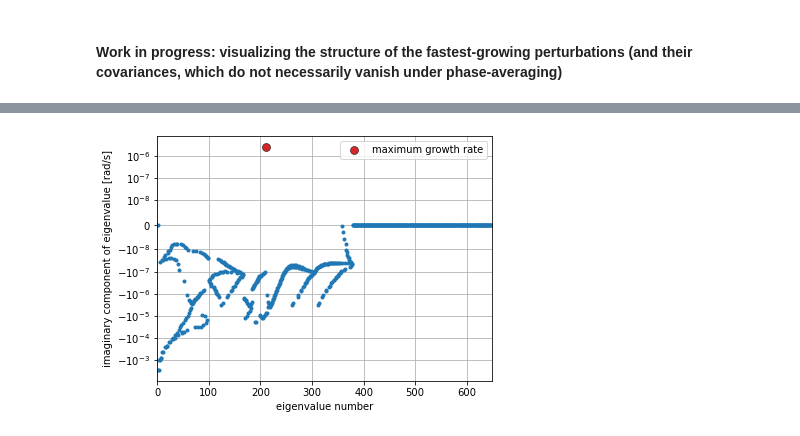
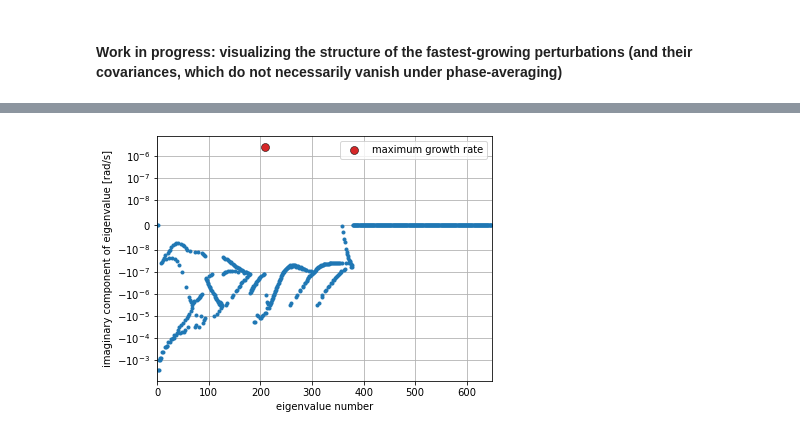
Before and after one commit to hdrake/bmli-linear, a Jupyter notebook: examples/evp_replicate_Wenegrat2018_growth_rates.ipynb, the cells around one changed output, grey strips where cells are left out. Saved outputs shown, nothing was run; the diff lists cells and outputs as text; code cells hidden in the pictures.

```diff
--- a/examples/evp_replicate_Wenegrat2018_growth_rates.ipynb
+++ b/examples/evp_replicate_Wenegrat2018_growth_rates.ipynb
@@ -291,7 +291,7 @@ for L in Ls:
 # %%
 
 k=0
-l=2e-4*2*np.pi
+l=1.8e-4*2*np.pi
 
 # LINEAR STABILITY ANALYSIS
 
@@ -402,4 +402,4 @@ plt.legend();
-[figure, old version]
+[figure, new version]
 # %%
 solver.set_state(idx, solver.subsystems[0])
 # %%
```
Also changed, not shown: parts of 9 cells of this notebook.
